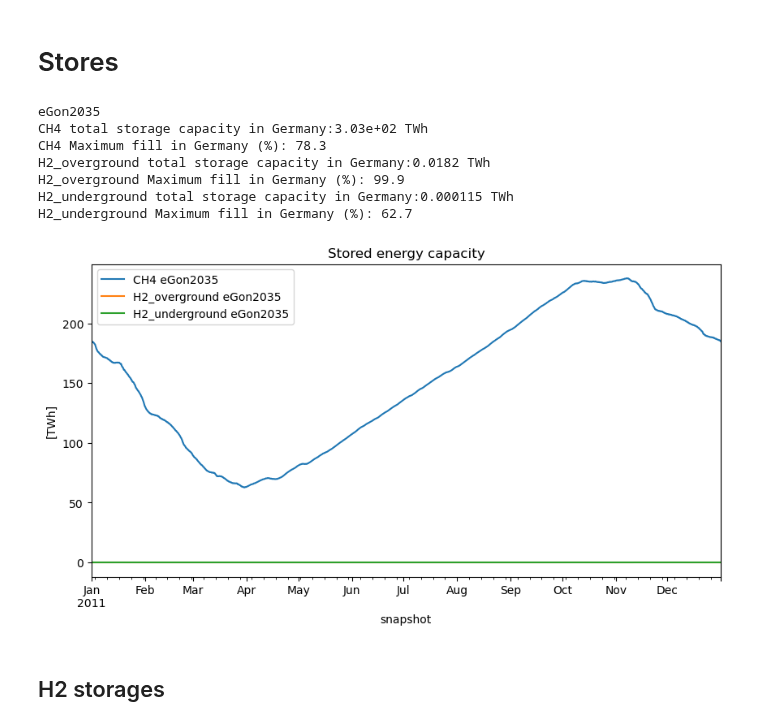
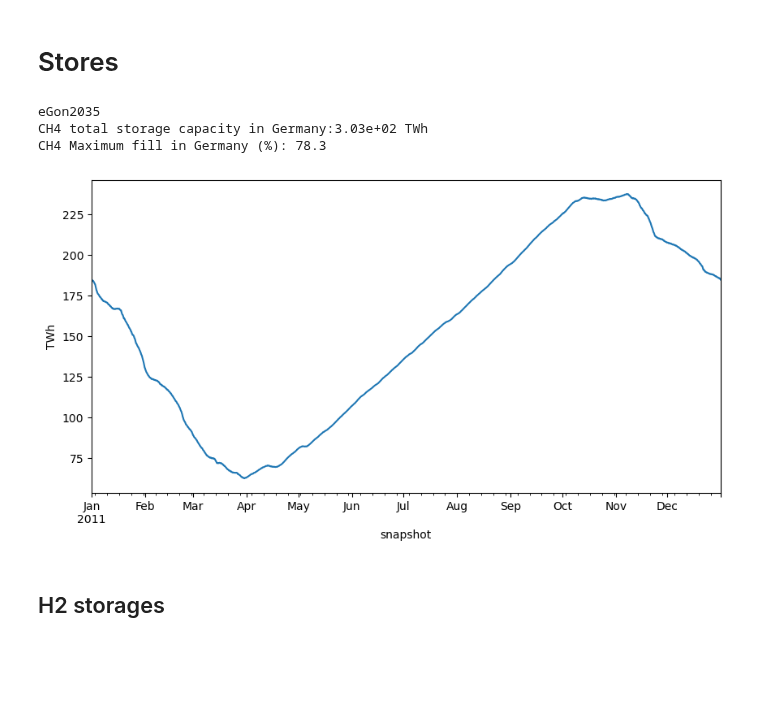
Before and after one commit to openego/eTraGo, a Jupyter notebook: etrago/gas_analysis_etrago.ipynb, the cells around one changed output. Cells and saved outputs as stored; diff of their text form; code cells hidden in the pictures; blank space fills up the shorter version.

```diff
--- a/etrago/gas_analysis_etrago.ipynb
+++ b/etrago/gas_analysis_etrago.ipynb
@@ -115,27 +115,28 @@ for key in networks:
 
     (total_dispatch[key]/1e3).resample('20H').mean().plot(
         ax=ax,
-        label=("Total H2 production "+label[key]),
-        legend=True)
+        label=("Total hydrogen production"),
+        legend=True,
+    )
     (H2_dispatch_SMR[key]/1e3).sum(axis = 1).resample('20H').mean().plot(
         ax=ax,
-        label=("SMR "+label[key]),
+        label=("Steam Methane Reforming"),
         linestyle='dashed',
-        linewidth=0.8,
+        linewidth=1,
         legend=True
     )
     (H2_dispatch_ELY[key]/1e3).sum(axis = 1).resample('20H').mean().plot(
         ax=ax,
-        label=("ELY "+label[key]),
+        label=("Electrolysis"),
         linestyle='dashed',
-        linewidth=0.8,
+        linewidth=1,
         legend=True
     )
 
 
 ax.set_ylabel('GW')
-ax.set_title('H2 Generation')
-ax.legend(loc='center left', bbox_to_anchor=(1, 0.5))
-
+# ax.set_title('H2 Generation')
+ax.legend()#loc='center left', bbox_to_anchor=(1, 0.5)
+fig.savefig("H2_production_DE", dpi=300)
 fig.show()
 # %% [output]
@@ -1236,36 +1306,33 @@ fig.show()
 # %% [markdown]
 # Stores
 # %%
-gas_stores_carriers = ['CH4', 'H2_overground', 'H2_underground']
-
+gas_stores_carriers = ['CH4']#, 'H2_overground', 'H2_underground'
+fig, ax = plt.subplots()
 for key in networks:
     print(label[key])
     for i in gas_stores_carriers:
         gas_stores_DE = networks[key].stores.loc[
             (networks[key].stores.carrier == i)
             & (networks[key].stores.bus.isin(buses_DE[key].index))
         ]
 
         print(f'{i} total storage capacity in Germany:{gas_stores_DE.e_nom_opt.sum()/1e6:.3} TWh')
         print(f'{i} Maximum fill in Germany (%): {networks[key].stores_t.e[gas_stores_DE.index].sum(axis = 1).max()/gas_stores_DE.e_nom_opt.sum()*100:.3}')
 
         (networks[key].stores_t.e[gas_stores_DE.index].sum(axis = 1)/1e6).plot(
-            title = 'Stored energy capacity',
+            # title = 'Stored energy capacity',
             figsize=(10,5),
-            ylabel='[TWh]',
-            label = (i+" "+label[key]),
-            legend= True,
+            ylabel='TWh',
+            # label = (i+" "+label[key]),
+            # legend= True,
         )
+    fig.savefig("CH4_stores_DE", dpi=300)
     fig.show()
 # %% [output]
 eGon2035
 CH4 total storage capacity in Germany:3.03e+02 TWh
 CH4 Maximum fill in Germany (%): 78.3
-H2_overground total storage capacity in Germany:0.0182 TWh
-H2_overground Maximum fill in Germany (%): 99.9
-H2_underground total storage capacity in Germany:0.000115 TWh
-H2_underground Maximum fill in Germany (%): 62.7
-[figure, old version]
+[figure, new version]
 # %% [markdown]
 ## H2 storages
 # %%
```
Also changed, not shown: parts of 3 cells of this notebook.
